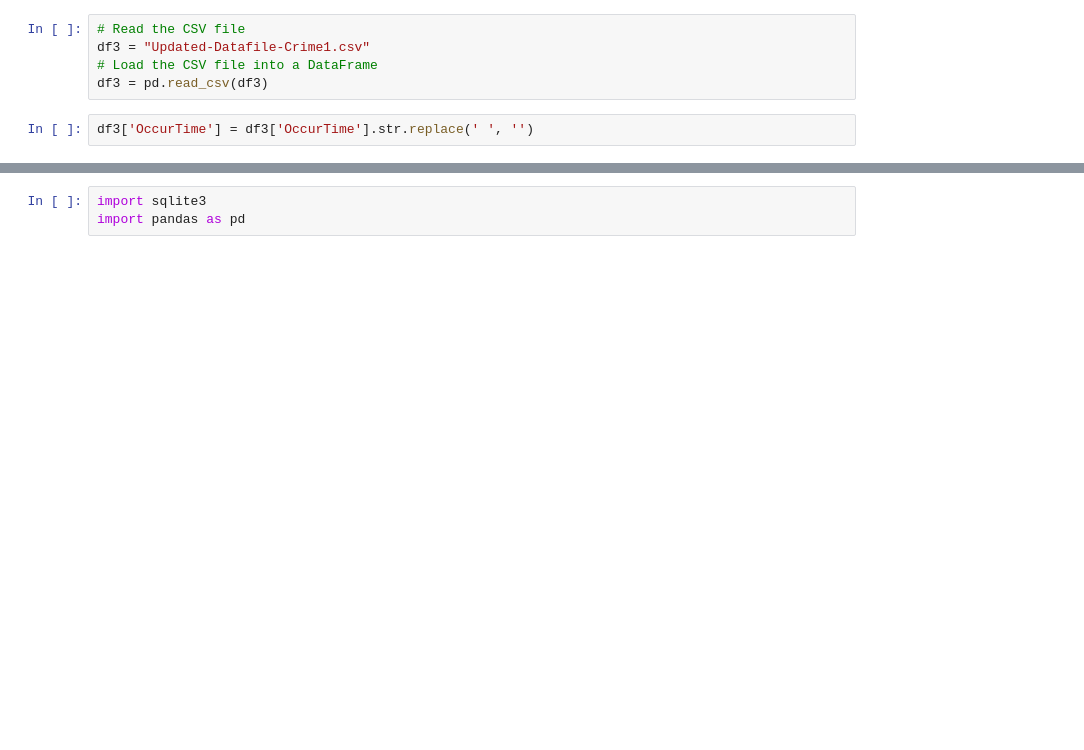
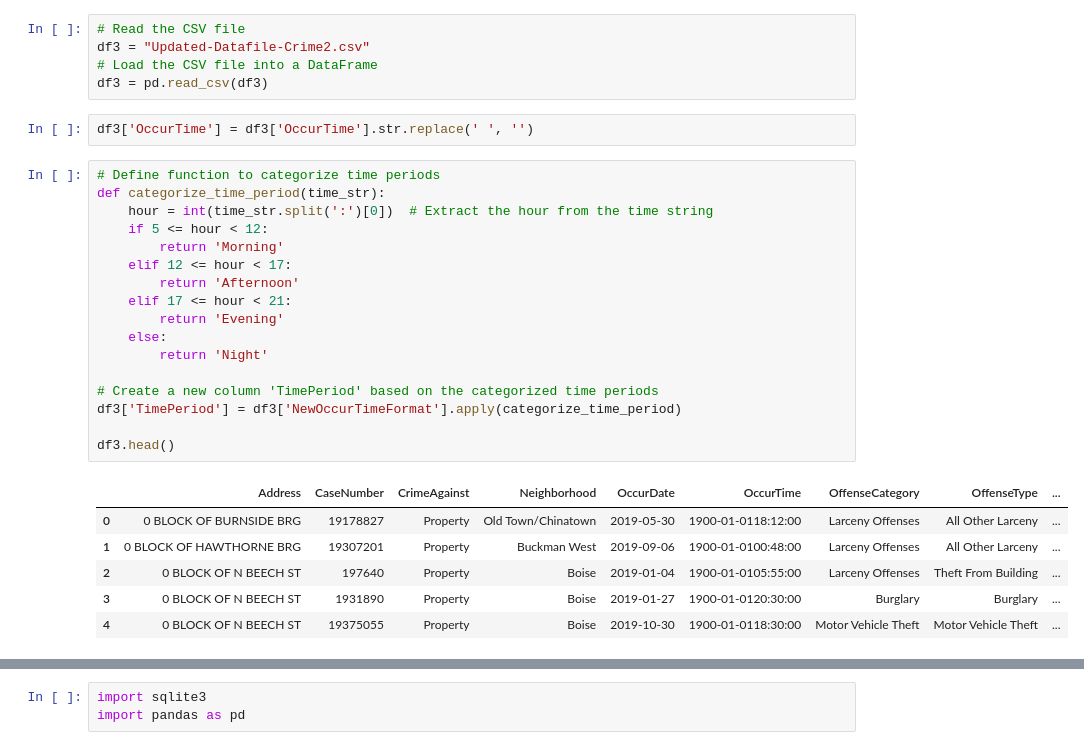
Before and after one commit to jnliou/crimeanalysis, a Jupyter notebook: ETL of the data.ipynb, the cells around one changed output, grey strips where cells are left out. Drawn from its saved outputs; the diff is of its cells as text; blank space fills up the shorter version.

```diff
--- a/ETL of the data.ipynb
+++ b/ETL of the data.ipynb
@@ -443,8 +443,32 @@ print(df2)
 df2.to_csv('updated-Datafile-Crime2.csv', index=False)
 # %%
 # Read the CSV file
-df3 = "Updated-Datafile-Crime1.csv"
+df3 = "Updated-Datafile-Crime2.csv"
 # Load the CSV file into a DataFrame
 df3 = pd.read_csv(df3)
 # %%
 df3['OccurTime'] = df3['OccurTime'].str.replace(' ', '')
+# %%
+# Define function to categorize time periods
+def categorize_time_period(time_str):
+    hour = int(time_str.split(':')[0])  # Extract the hour from the time string
+    if 5 <= hour < 12:
+        return 'Morning'
+    elif 12 <= hour < 17:
+        return 'Afternoon'
+    elif 17 <= hour < 21:
+        return 'Evening'
+    else:
+        return 'Night'
+
+# Create a new column 'TimePeriod' based on the categorized time periods
+df3['TimePeriod'] = df3['NewOccurTimeFormat'].apply(categorize_time_period)
+
+df3.head()
+# %% [output]
+|  | Address | CaseNumber | CrimeAgainst | Neighborhood | OccurDate | OccurTime | OffenseCategory | OffenseType | ... |
+| 0 | 0 BLOCK OF BURNSIDE BRG | 19178827 | Property | Old Town/Chinatown | 2019-05-30 | 1900-01-0118:12:00 | Larceny Offenses | All Other Larceny | ... |
+| 1 | 0 BLOCK OF HAWTHORNE BRG | 19307201 | Property | Buckman West | 2019-09-06 | 1900-01-0100:48:00 | Larceny Offenses | All Other Larceny | ... |
+| 2 | 0 BLOCK OF N BEECH ST | 197640 | Property | Boise | 2019-01-04 | 1900-01-0105:55:00 | Larceny Offenses | Theft From Building | ... |
+| 3 | 0 BLOCK OF N BEECH ST | 1931890 | Property | Boise | 2019-01-27 | 1900-01-0120:30:00 | Burglary | Burglary | ... |
+| 4 | 0 BLOCK OF N BEECH ST | 19375055 | Property | Boise | 2019-10-30 | 1900-01-0118:30:00 | Motor Vehicle Theft | Motor Vehicle Theft | ... |
```
Also changed, not shown: parts of 13 cells of this notebook.
